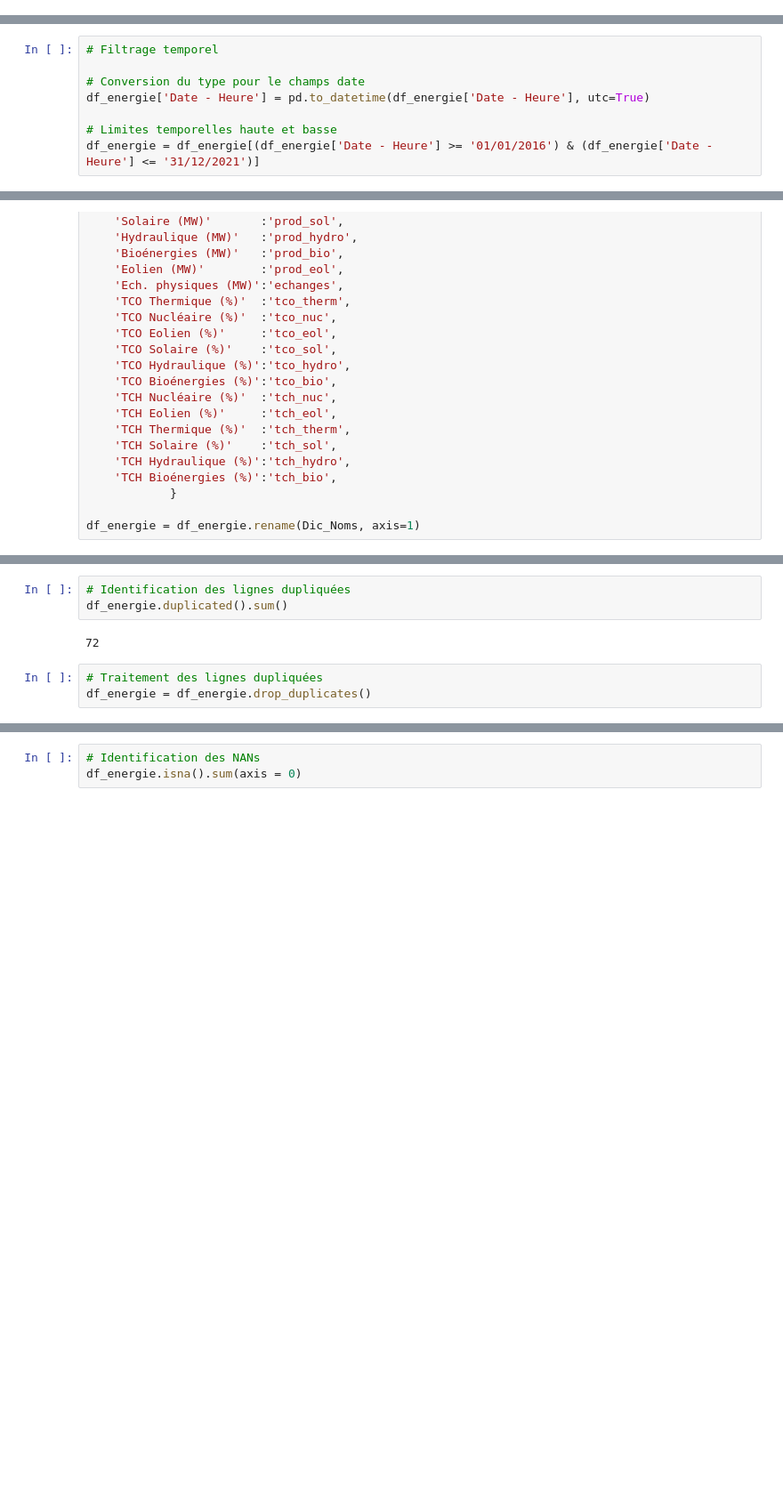
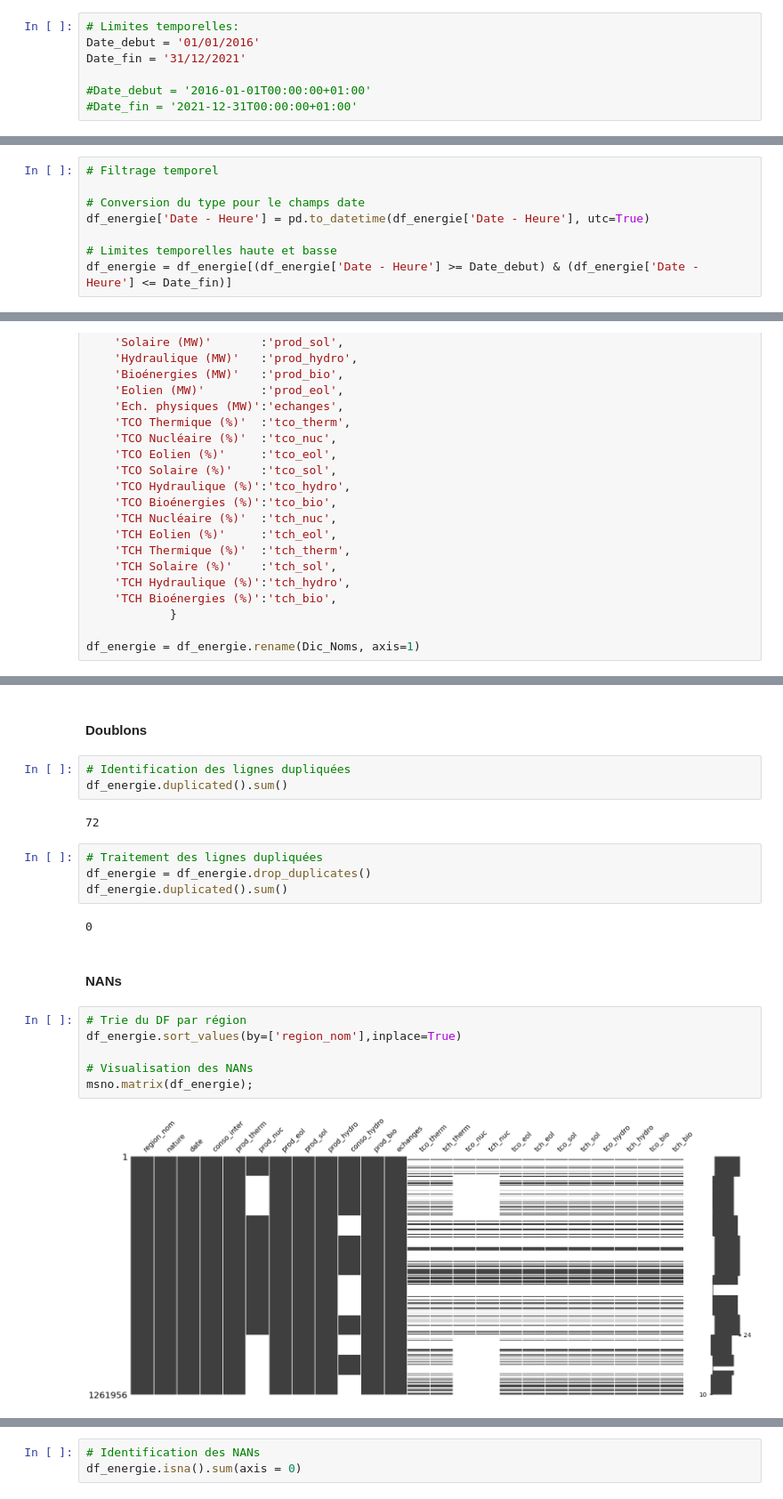
Before and after one commit to Menager49/PY-net-elec, a Jupyter notebook: Projet_Net_Elec_Equipe.ipynb, the cells around one changed output, grey strips where cells are left out. Shown: that part at 89% size. Saved outputs shown, nothing was run; the diff lists cells and outputs as text; blank space fills up the shorter version.

```diff
--- a/Projet_Net_Elec_Equipe.ipynb
+++ b/Projet_Net_Elec_Equipe.ipynb
@@ -29,0 +46,7 @@ import matplotlib.dates as mdates
+# %%
+# Limites temporelles:
+Date_debut = '01/01/2016'
+Date_fin = '31/12/2021'
+
+#Date_debut = '2016-01-01T00:00:00+01:00'
+#Date_fin = '2021-12-31T00:00:00+01:00'
@@ -58,5 +119,5 @@ df_energie = df_energie.drop(col_to_drop, axis=1)
 df_energie['Date - Heure'] = pd.to_datetime(df_energie['Date - Heure'], utc=True)
 
 # Limites temporelles haute et basse
-df_energie = df_energie[(df_energie['Date - Heure'] >= '01/01/2016') & (df_energie['Date - Heure'] <= '31/12/2021')]
+df_energie = df_energie[(df_energie['Date - Heure'] >= Date_debut) & (df_energie['Date - Heure'] <= Date_fin)]
 # %% [markdown]
@@ -96,3 +157,5 @@ df_energie = df_energie.rename(Dic_Noms, axis=1)
+# %% [markdown]
+#### **Doublons**
 # %%
 # Identification des lignes dupliquées
 df_energie.duplicated().sum()
@@ -101,3 +164,16 @@ df_energie.duplicated().sum()
 # %%
 # Traitement des lignes dupliquées
 df_energie = df_energie.drop_duplicates()
+df_energie.duplicated().sum()
+# %% [output]
+0
+# %% [markdown]
+#### **NANs**
+# %%
+# Trie du DF par région
+df_energie.sort_values(by=['region_nom'],inplace=True)
+
+# Visualisation des NANs
+msno.matrix(df_energie);
+# %% [output]
+[figure, added]
```
Also changed, not shown: parts of 79 cells of this notebook.
